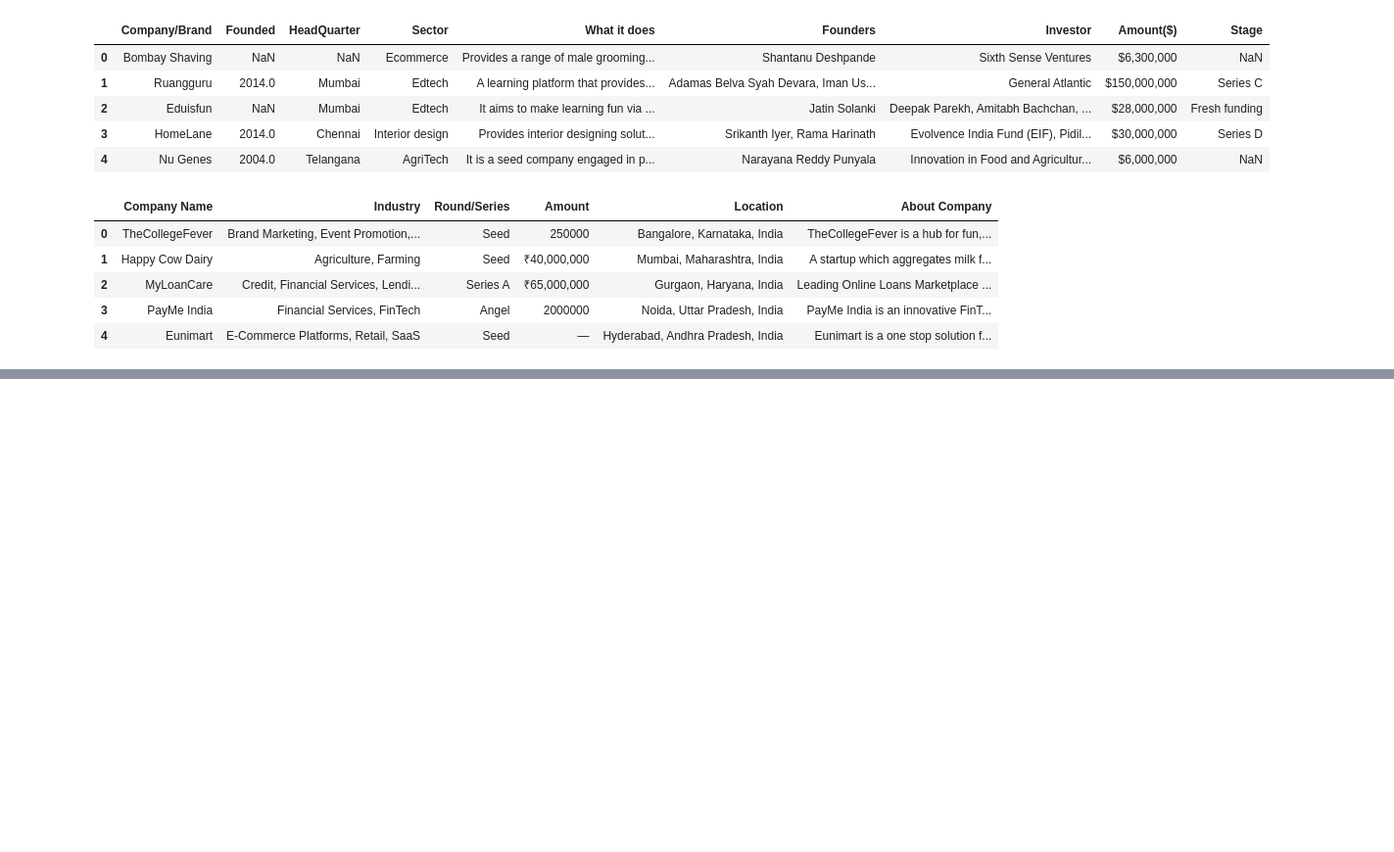
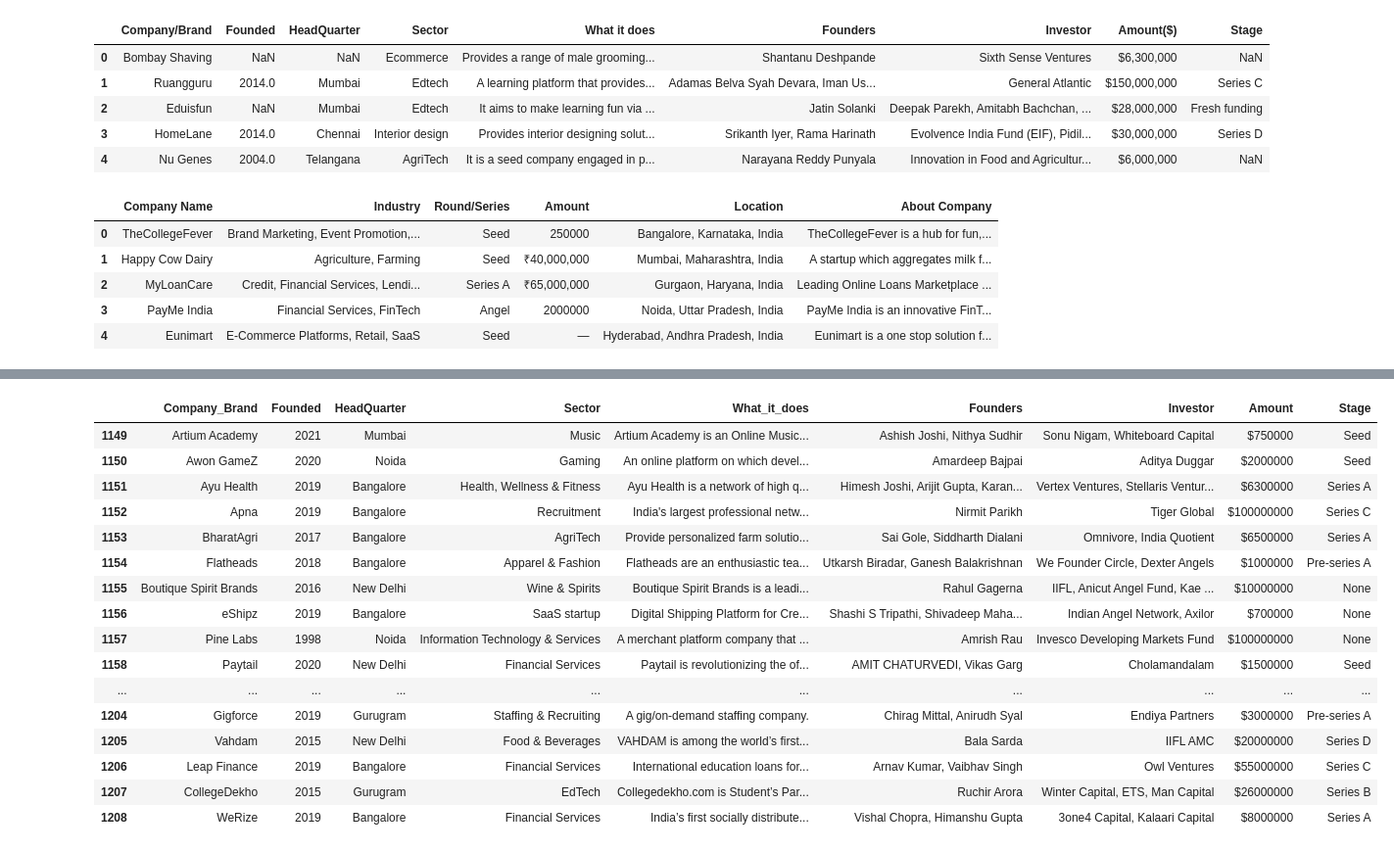
Before and after one commit to GeGe-K/Startup-Ecosystem, a Jupyter notebook: jupyter.ipynb, the cells around one changed output, grey strips where cells are left out. Shown at 98% size. Saved outputs shown, nothing was run; the diff lists cells and outputs as text; code cells hidden in the pictures; blank space fills up the shorter version.

```diff
--- a/jupyter.ipynb
+++ b/jupyter.ipynb
@@ -133,0 +441,3 @@ data_2018.head()
+# %%
+df_2021 = data_2021
+df_2021
@@ -133,0 +458,8 @@ data_2018.head()
+# %%
+# Change the None, NaN to 0
+df_2021['Founded'] = df_2021['Founded'].fillna(0)
+
+# Convert the founded from float to integer
+df_2021['Founded'] = df_2021['Founded'].astype('int')
+
+df_2021
@@ -133,0 +480,4 @@ data_2018.head()
+# %%
+# Filling the None, NaN values with N/A from the HQ column
+df_2021['HeadQuarter'] = df_2021['HeadQuarter'] .fillna("N/A")
+df_2021
@@ -133,0 +526,22 @@ data_2018.head()
+# %%
+# From row 1193 the Undiscloed from the 'Amount' column inplies that the amount was not given. Therefore we replace it with 0
+df_2021['Amount'] = df_2021['Amount'].str.replace('Undisclosed', '0')
+df_2021.tail(60)
+# %% [output]
+|  | Company_Brand | Founded | HeadQuarter | Sector | What_it_does | Founders | Investor | Amount | Stage |
+| 1149 | Artium Academy | 2021 | Mumbai | Music | Artium Academy is an Online Music... | Ashish Joshi, Nithya Sudhir | Sonu Nigam, Whiteboard Capital | $750000 | Seed |
+| 1150 | Awon GameZ | 2020 | Noida | Gaming | An online platform on which devel... | Amardeep Bajpai | Aditya Duggar | $2000000 | Seed |
+| 1151 | Ayu Health | 2019 | Bangalore | Health, Wellness & Fitness | Ayu Health is a network of high q... | Himesh Joshi, Arijit Gupta, Karan... | Vertex Ventures, Stellaris Ventur... | $6300000 | Series A |
+| 1152 | Apna | 2019 | Bangalore | Recruitment | India's largest professional netw... | Nirmit Parikh | Tiger Global | $100000000 | Series C |
+| 1153 | BharatAgri | 2017 | Bangalore | AgriTech | Provide personalized farm solutio... | Sai Gole, Siddharth Dialani | Omnivore, India Quotient | $6500000 | Series A |
+| 1154 | Flatheads | 2018 | Bangalore | Apparel & Fashion | Flatheads are an enthusiastic tea... | Utkarsh Biradar, Ganesh Balakrishnan | We Founder Circle, Dexter Angels | $1000000 | Pre-series A |
+| 1155 | Boutique Spirit Brands | 2016 | New Delhi | Wine & Spirits | Boutique Spirit Brands is a leadi... | Rahul Gagerna | IIFL﻿, ﻿Anicut Angel Fund﻿, ﻿Kae ... | $10000000 | None |
+| 1156 | eShipz | 2019 | Bangalore | SaaS startup | Digital Shipping Platform for Cre... | Shashi S Tripathi, Shivadeep Maha... | Indian Angel Network, Axilor | $700000 | None |
+| 1157 | Pine Labs | 1998 | Noida | Information Technology & Services | A merchant platform company that ... | Amrish Rau | Invesco Developing Markets Fund | $100000000 | None |
+| 1158 | Paytail | 2020 | New Delhi | Financial Services | Paytail is revolutionizing the of... | AMIT CHATURVEDI, Vikas Garg | Cholamandalam | $1500000 | Seed |
+| ... | ... | ... | ... | ... | ... | ... | ... | ... | ... |
+| 1204 | Gigforce | 2019 | Gurugram | Staffing & Recruiting | A gig/on-demand staffing company. | Chirag Mittal, Anirudh Syal | Endiya Partners | $3000000 | Pre-series A |
+| 1205 | Vahdam | 2015 | New Delhi | Food & Beverages | VAHDAM is among the world’s first... | Bala Sarda | IIFL AMC | $20000000 | Series D |
+| 1206 | Leap Finance | 2019 | Bangalore | Financial Services | International education loans for... | Arnav Kumar, Vaibhav Singh | Owl Ventures | $55000000 | Series C |
+| 1207 | CollegeDekho | 2015 | Gurugram | EdTech | Collegedekho.com is Student’s Par... | Ruchir Arora | Winter Capital, ETS, Man Capital | $26000000 | Series B |
+| 1208 | WeRize | 2019 | Bangalore | Financial Services | India’s first socially distribute... | Vishal Chopra, Himanshu Gupta | 3one4 Capital, Kalaari Capital | $8000000 | Series A |
```
Also changed, not shown: parts of 80 cells of this notebook.
